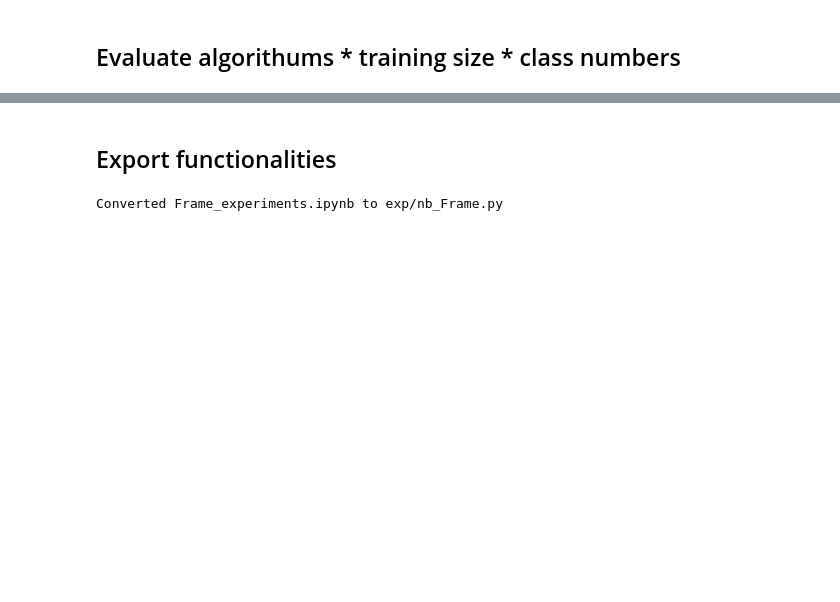
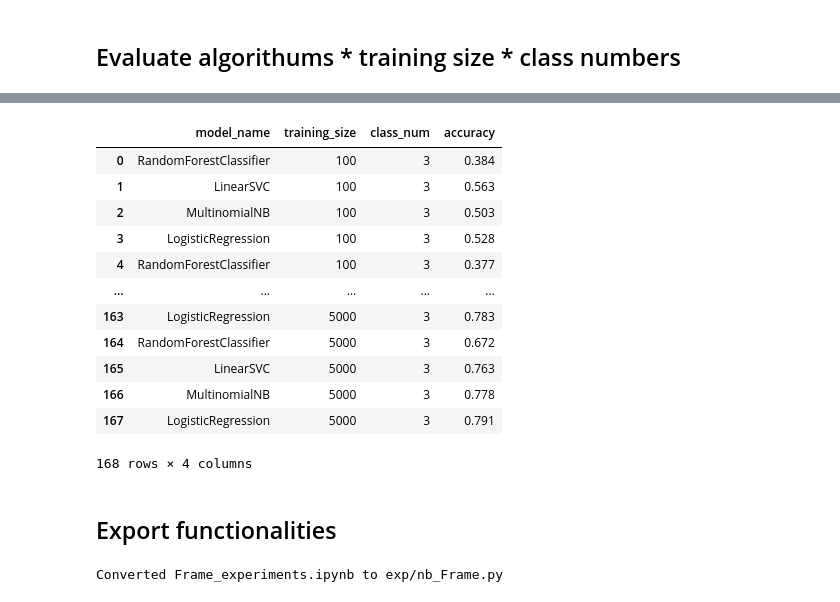
Before and after one commit to DavidykZhao/Frame_experiments, a Jupyter notebook: Frame_experiments.ipynb, the cells around one changed output, grey strips where cells are left out. Drawn from its saved outputs; the diff is of its cells as text; code cells hidden in the pictures; blank space fills up the shorter version.

```diff
--- a/Frame_experiments.ipynb
+++ b/Frame_experiments.ipynb
@@ -1550,0 +1678,4 @@ res.shape
+# %%
+df = YELP_TRAIN
+print(df['class'].value_counts())
+df.head(2)
@@ -1550,0 +1692,5 @@ res.shape
+# %%
+#three_class_df = selected_class_df_gen(df, 3, 0)
+
+labels = [1,3,5]
+three_class_df = df.loc[df['class'].isin(labels) ,:]
@@ -1550,0 +1703,10 @@ res.shape
+# %%
+tfidf = TfidfVectorizer(sublinear_tf=True, norm='l2', min_df=5,
+                        encoding='latin-1', ngram_range=(1, 3), stop_words='english')
+
+features = tfidf.fit_transform(three_class_df.title).toarray()
+labels = three_class_df['class']
+
+x_train, x_test, y_train, y_test = train_test_split(features, labels, test_size=1000, random_state=0 )
+# %%
+res = algo_training_size_class_looper([100, 200, 400, 800, 1600, 3200, 5000], x_train, x_test, y_train, y_test, 3)
@@ -1551,3 +1733,19 @@ res.shape
+# %%
+res
+# %% [output]
+|  | model_name | training_size | class_num | accuracy |
+| 0 | RandomForestClassifier | 100 | 3 | 0.384 |
+| 1 | LinearSVC | 100 | 3 | 0.563 |
+| 2 | MultinomialNB | 100 | 3 | 0.503 |
+| 3 | LogisticRegression | 100 | 3 | 0.528 |
+| 4 | RandomForestClassifier | 100 | 3 | 0.377 |
+| ... | ... | ... | ... | ... |
+| 163 | LogisticRegression | 5000 | 3 | 0.783 |
+| 164 | RandomForestClassifier | 5000 | 3 | 0.672 |
+| 165 | LinearSVC | 5000 | 3 | 0.763 |
+| 166 | MultinomialNB | 5000 | 3 | 0.778 |
+| 167 | LogisticRegression | 5000 | 3 | 0.791 |
+168 rows × 4 columns
 # %% [markdown]
 ## Export functionalities
 # %%
```
Also changed, not shown: parts of 21 cells of this notebook, 3 other files.
